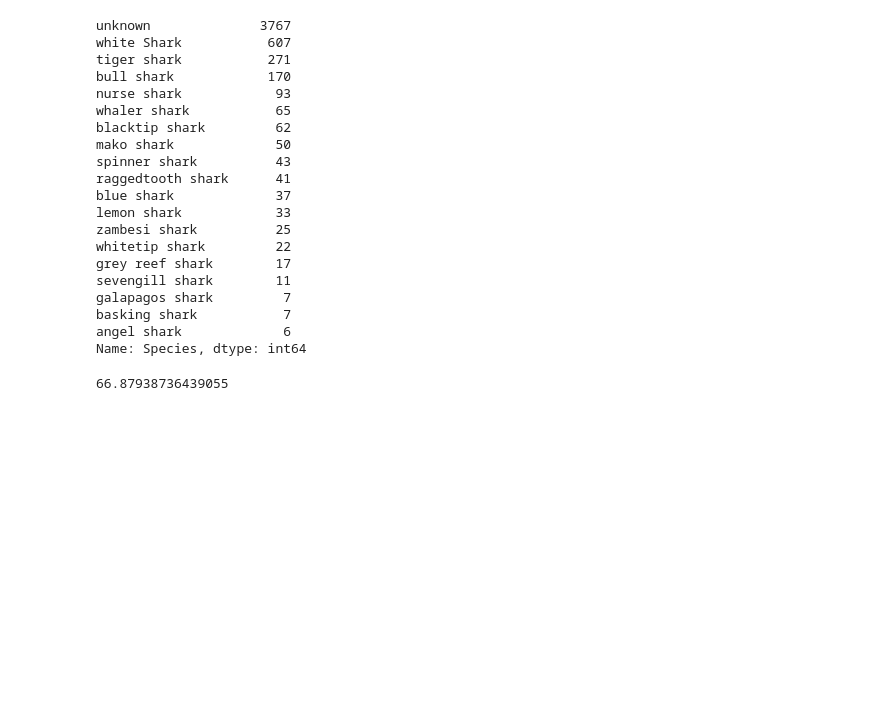
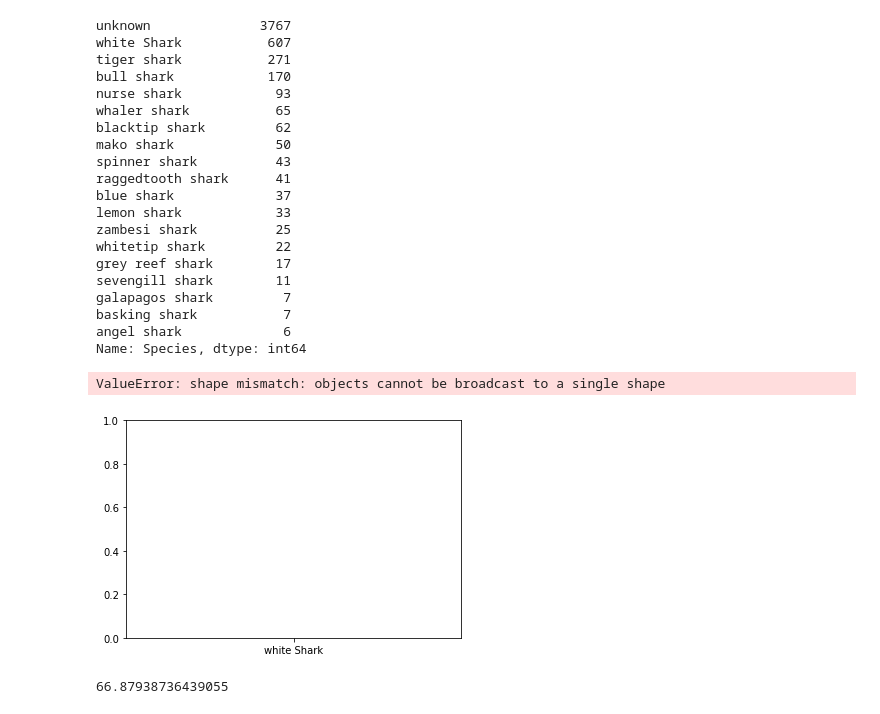
Before and after one commit to Mar26sds/Proyecto-Shark-Mar-S-nchez-de-Salas, a Jupyter notebook: main-code.ipynb, the cells around one changed output. Saved outputs shown, nothing was run; the diff lists cells and outputs as text; code cells hidden in the pictures; blank space fills up the shorter version.

```diff
--- a/main-code.ipynb
+++ b/main-code.ipynb
@@ -405,6 +396,17 @@ galapagos shark         7
 basking shark           7
 angel shark             6
 Name: Species, dtype: int64
+# %%
+from matplotlib import pyplot as plt
+ejex=data['Species'].value(count)
+histogram_na = plt.bar(x=ejex, height=diccna.values())
+plt.title('Histograma de valores nulos según la columna')
+plt.xlabel('Columnas')
+plt.ylabel('Frecuencia')
+plt.show();
+# %% [output]
+ValueError: shape mismatch: objects cannot be broadcast to a single shape
+[figure, added]
 # %%
 total=5334
 unknown=3767
```
Also changed, not shown: parts of 2 cells of this notebook, 5 other files.
